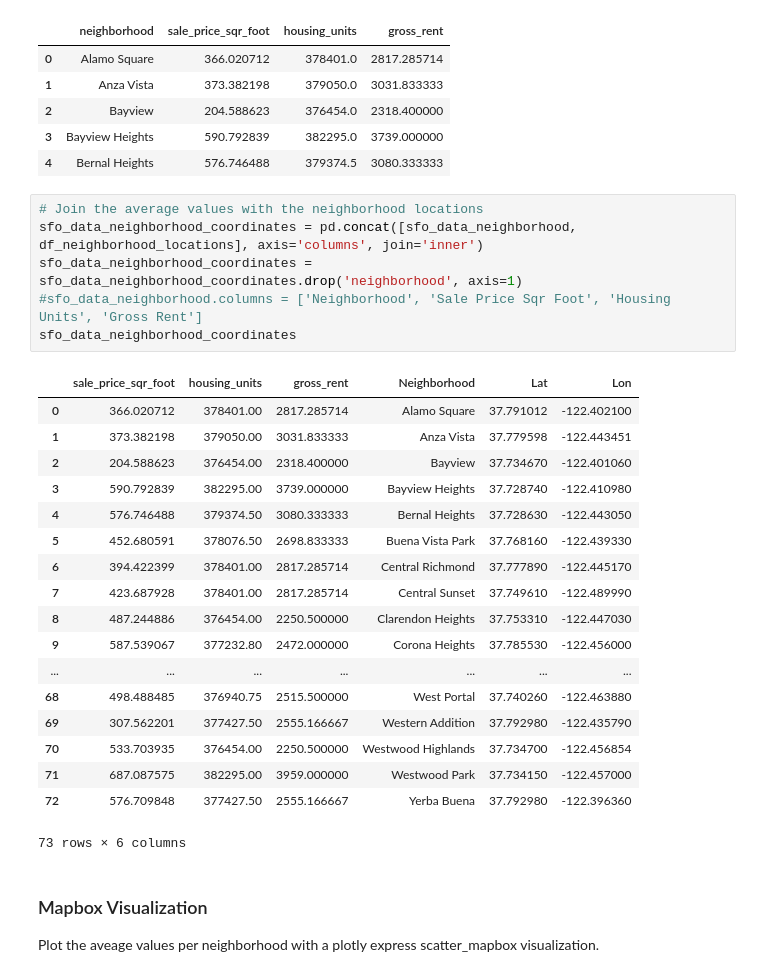
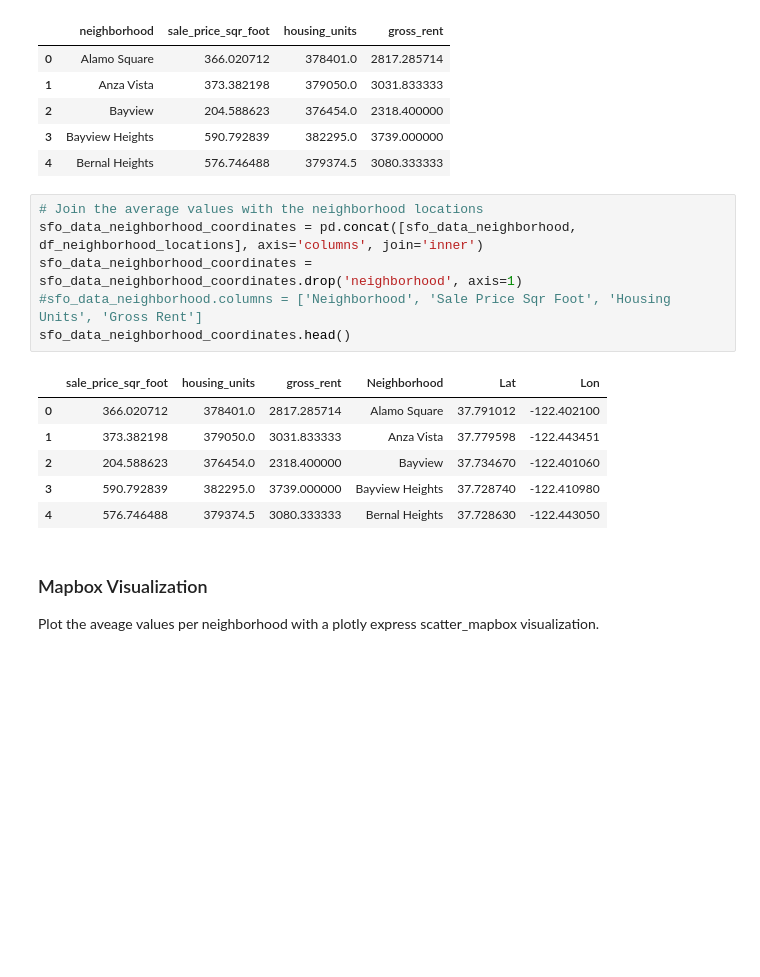
Before and after one commit to jonowens/pythonic_monopoly, a Jupyter notebook: rental_analysis.ipynb, the cells around one changed output. Cells and saved outputs as stored; diff of their text form; blank space fills up the shorter version.

```diff
--- a/rental_analysis.ipynb
+++ b/rental_analysis.ipynb
@@ -265,28 +270,16 @@ sfo_data_neighborhood.head()
 # %%
 # Join the average values with the neighborhood locations
 sfo_data_neighborhood_coordinates = pd.concat([sfo_data_neighborhood, df_neighborhood_locations], axis='columns', join='inner')
 sfo_data_neighborhood_coordinates = sfo_data_neighborhood_coordinates.drop('neighborhood', axis=1)
 #sfo_data_neighborhood.columns = ['Neighborhood', 'Sale Price Sqr Foot', 'Housing Units', 'Gross Rent']
-sfo_data_neighborhood_coordinates
+sfo_data_neighborhood_coordinates.head()
 # %% [output]
 |  | sale_price_sqr_foot | housing_units | gross_rent | Neighborhood | Lat | Lon |
-| 0 | 366.020712 | 378401.00 | 2817.285714 | Alamo Square | 37.791012 | -122.402100 |
-| 1 | 373.382198 | 379050.00 | 3031.833333 | Anza Vista | 37.779598 | -122.443451 |
-| 2 | 204.588623 | 376454.00 | 2318.400000 | Bayview | 37.734670 | -122.401060 |
-| 3 | 590.792839 | 382295.00 | 3739.000000 | Bayview Heights | 37.728740 | -122.410980 |
-| 4 | 576.746488 | 379374.50 | 3080.333333 | Bernal Heights | 37.728630 | -122.443050 |
-| 5 | 452.680591 | 378076.50 | 2698.833333 | Buena Vista Park | 37.768160 | -122.439330 |
-| 6 | 394.422399 | 378401.00 | 2817.285714 | Central Richmond | 37.777890 | -122.445170 |
-| 7 | 423.687928 | 378401.00 | 2817.285714 | Central Sunset | 37.749610 | -122.489990 |
-| 8 | 487.244886 | 376454.00 | 2250.500000 | Clarendon Heights | 37.753310 | -122.447030 |
-| 9 | 587.539067 | 377232.80 | 2472.000000 | Corona Heights | 37.785530 | -122.456000 |
-| ... | ... | ... | ... | ... | ... | ... |
-| 68 | 498.488485 | 376940.75 | 2515.500000 | West Portal | 37.740260 | -122.463880 |
-| 69 | 307.562201 | 377427.50 | 2555.166667 | Western Addition | 37.792980 | -122.435790 |
-| 70 | 533.703935 | 376454.00 | 2250.500000 | Westwood Highlands | 37.734700 | -122.456854 |
-| 71 | 687.087575 | 382295.00 | 3959.000000 | Westwood Park | 37.734150 | -122.457000 |
-| 72 | 576.709848 | 377427.50 | 2555.166667 | Yerba Buena | 37.792980 | -122.396360 |
+| 0 | 366.020712 | 378401.0 | 2817.285714 | Alamo Square | 37.791012 | -122.402100 |
+| 1 | 373.382198 | 379050.0 | 3031.833333 | Anza Vista | 37.779598 | -122.443451 |
+| 2 | 204.588623 | 376454.0 | 2318.400000 | Bayview | 37.734670 | -122.401060 |
+| 3 | 590.792839 | 382295.0 | 3739.000000 | Bayview Heights | 37.728740 | -122.410980 |
+| 4 | 576.746488 | 379374.5 | 3080.333333 | Bernal Heights | 37.728630 | -122.443050 |
-73 rows × 6 columns
 # %% [markdown]
 ### Mapbox Visualization
 
```
Also changed, not shown: parts of 2 cells of this notebook, 1 other file.
